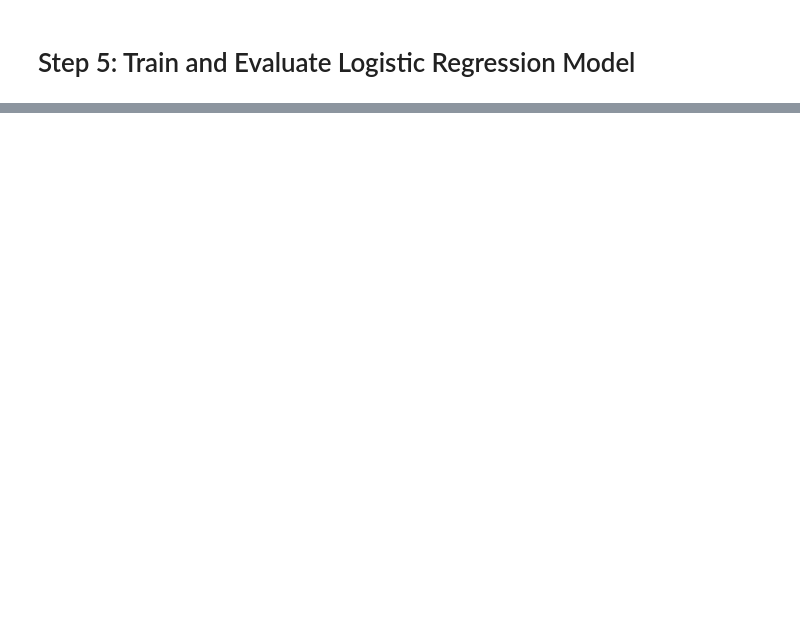
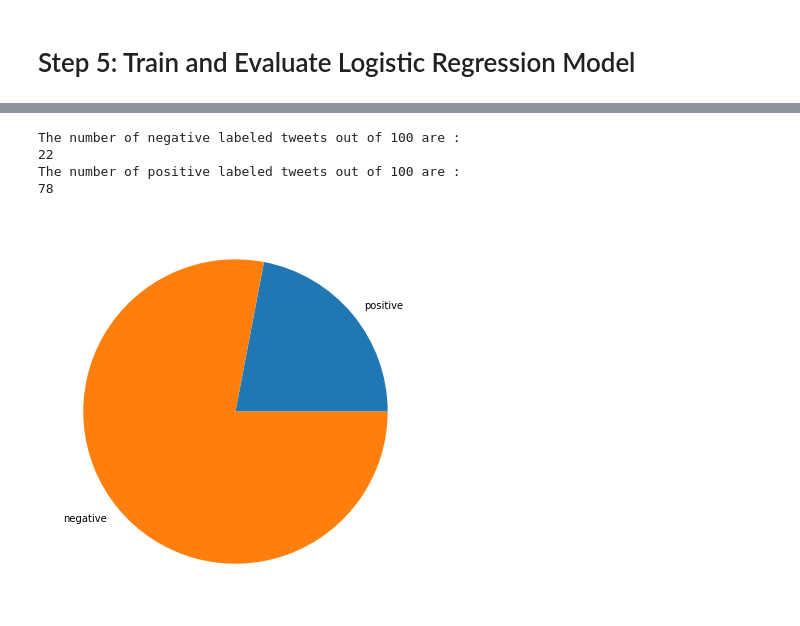
Before and after one commit to rein7703/Tate-Twitter-Sentiment-Analysis, a Jupyter notebook: Tate_Sentiment_Analysis.ipynb, the cells around one changed output, grey strips where cells are left out. Drawn from its saved outputs; the diff is of its cells as text; code cells hidden in the pictures; blank space fills up the shorter version.

```diff
--- a/Tate_Sentiment_Analysis.ipynb
+++ b/Tate_Sentiment_Analysis.ipynb
@@ -303,0 +306,24 @@ array([0, 0, 0, 0, 0, 0, 0, 0, 0, 0, 0, 0, 0, 0, 0, 0, 0, 0, 0, 0, 0, 0,
+# %%
+print("The number of negative labeled tweets out of 100 are : ")
+print(len(y_predict_tate[y_predict_tate == 1]))
+print("The number of positive labeled tweets out of 100 are : ")
+print(len(y_predict_tate[y_predict_tate == 0]))
+# %% [output]
+The number of negative labeled tweets out of 100 are :
+22
+The number of positive labeled tweets out of 100 are :
+78
+# %%
+# Creating dataset
+sentiment = ['positive', 'negative']
+
+data = [len(y_predict_tate[y_predict_tate == 1]), len(y_predict_tate[y_predict_tate == 0])]
+
+# Creating plot
+fig = plt.figure(figsize =(10, 7))
+plt.pie(data, labels = sentiment)
+
+# show plot
+plt.show()
+# %% [output]
+[figure, added]
```
Also changed, not shown: parts of 6 cells of this notebook.
